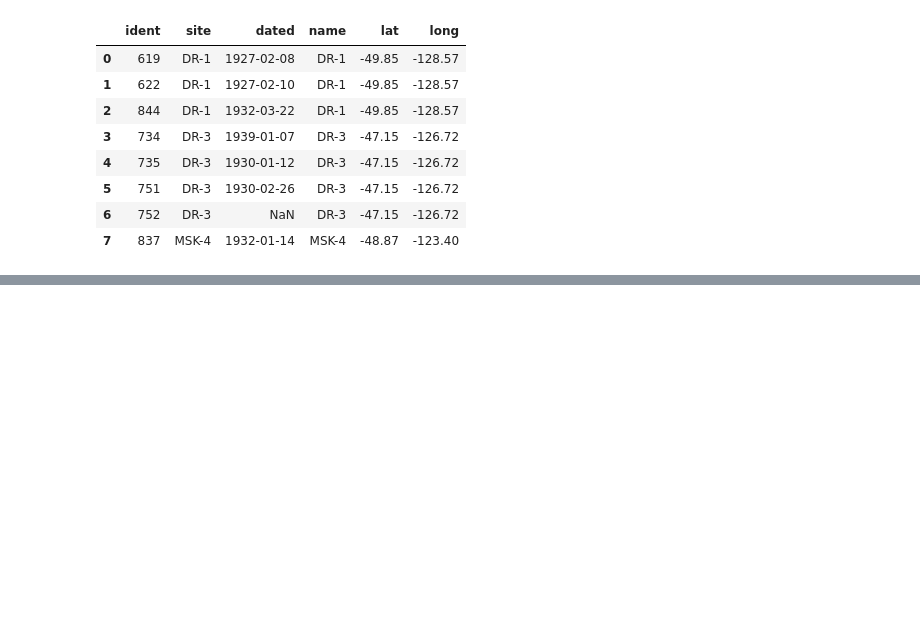
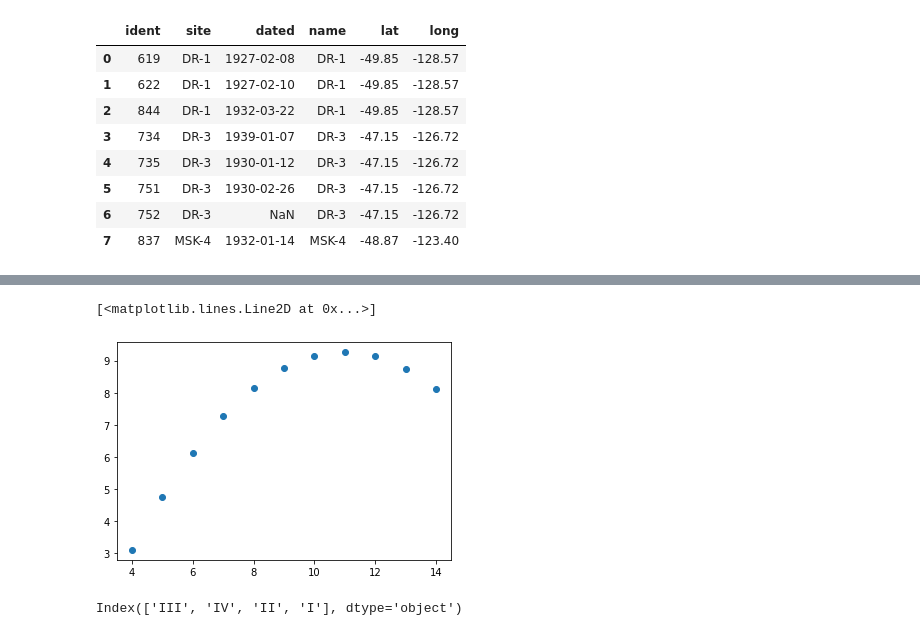
Before and after one commit to seungyeonhdata/TIL, a Jupyter notebook: numpy/3_practice.ipynb, the cells around one changed output, grey strips where cells are left out. Drawn from its saved outputs; the diff is of its cells as text; code cells hidden in the pictures; blank space fills up the shorter version.

```diff
--- a/numpy/3_practice.ipynb
+++ b/numpy/3_practice.ipynb
@@ -160,0 +196,10 @@ pd.merge(visited,site,left_on='site',right_on='name')
+# %%
+ds2=ds[ds['dataset']=='II']
+plt.plot(ds2['x'],ds2['y'],'o')
+# %% [output]
+[<matplotlib.lines.Line2D at 0x...>]
+[figure, added]
+# %%
+ds['dataset'].value_counts().index
+# %% [output]
+Index(['III', 'IV', 'II', 'I'], dtype='object')
```
Also changed, not shown: parts of 6 cells of this notebook, 4 other files.
